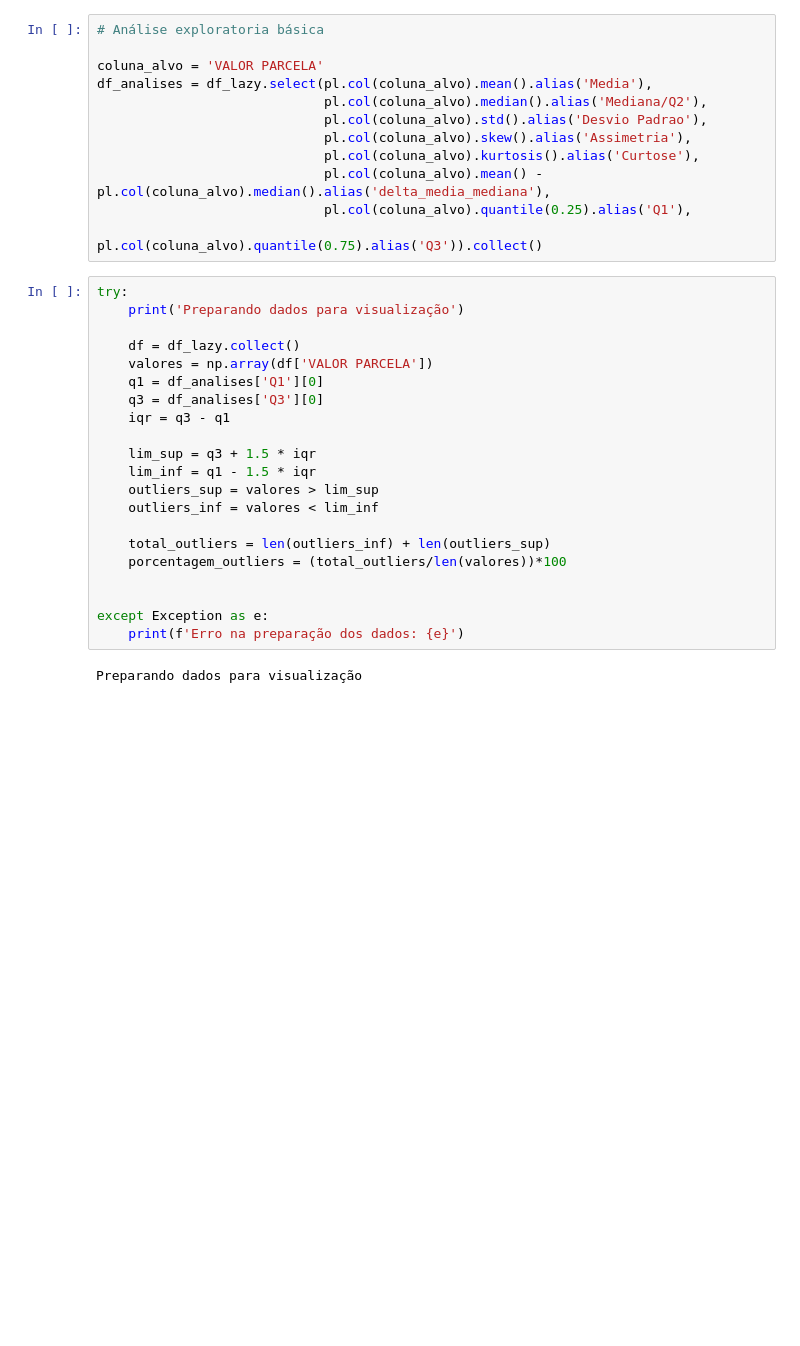
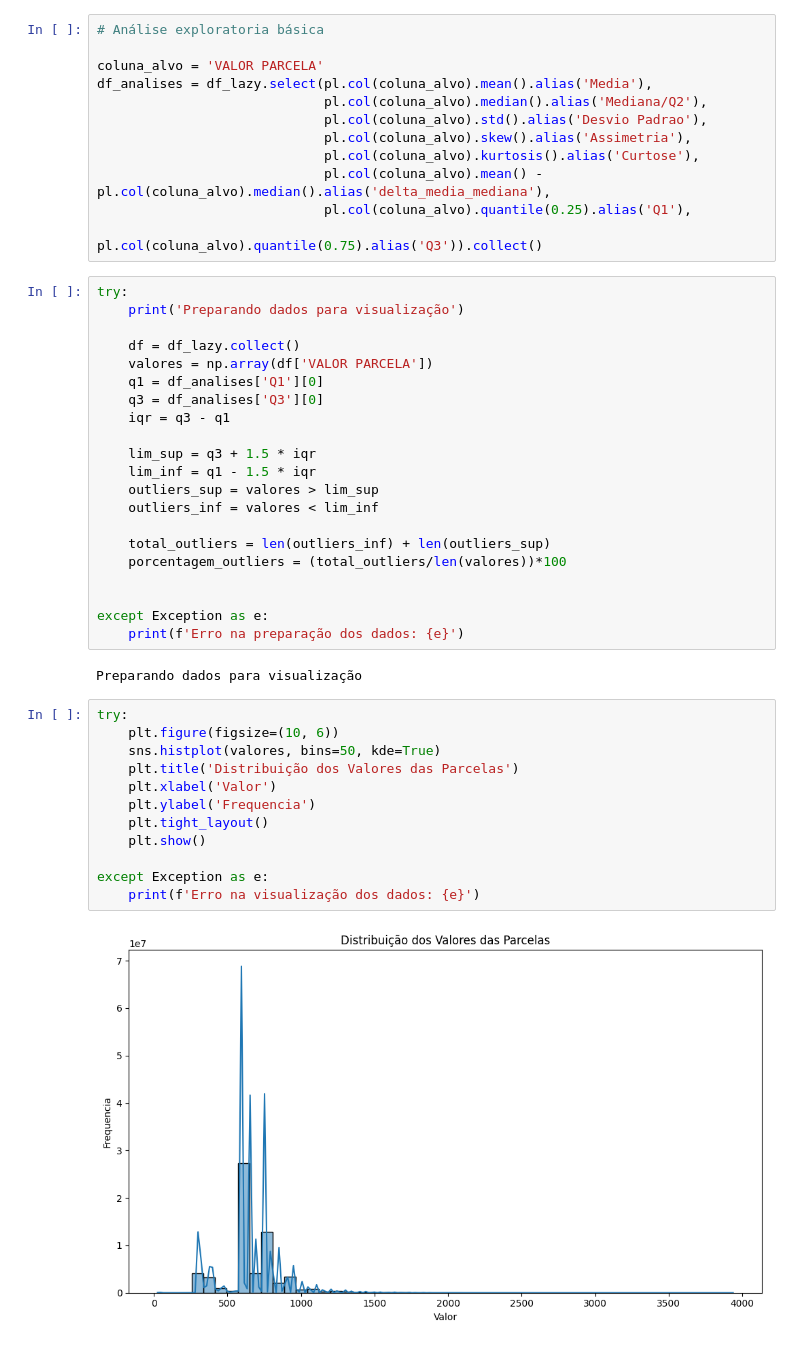
Before and after one commit to ryansamaoliveira/an-lise, a Jupyter notebook: 14.lazy.ipynb, the cells around one changed output. Drawn from its saved outputs; the diff is of its cells as text; blank space fills up the shorter version.

```diff
--- a/14.lazy.ipynb
+++ b/14.lazy.ipynb
@@ -61,3 +61,17 @@ except Exception as e:
     print(f'Erro na preparação dos dados: {e}')
 # %% [output]
 Preparando dados para visualização
+# %%
+try:
+    plt.figure(figsize=(10, 6))
+    sns.histplot(valores, bins=50, kde=True)
+    plt.title('Distribuição dos Valores das Parcelas')
+    plt.xlabel('Valor')
+    plt.ylabel('Frequencia')
+    plt.tight_layout()
+    plt.show()
+
+except Exception as e:
+    print(f'Erro na visualização dos dados: {e}')
+# %% [output]
+[figure, added]
```
Also changed, not shown: parts of 5 cells of this notebook, 1 other file.
